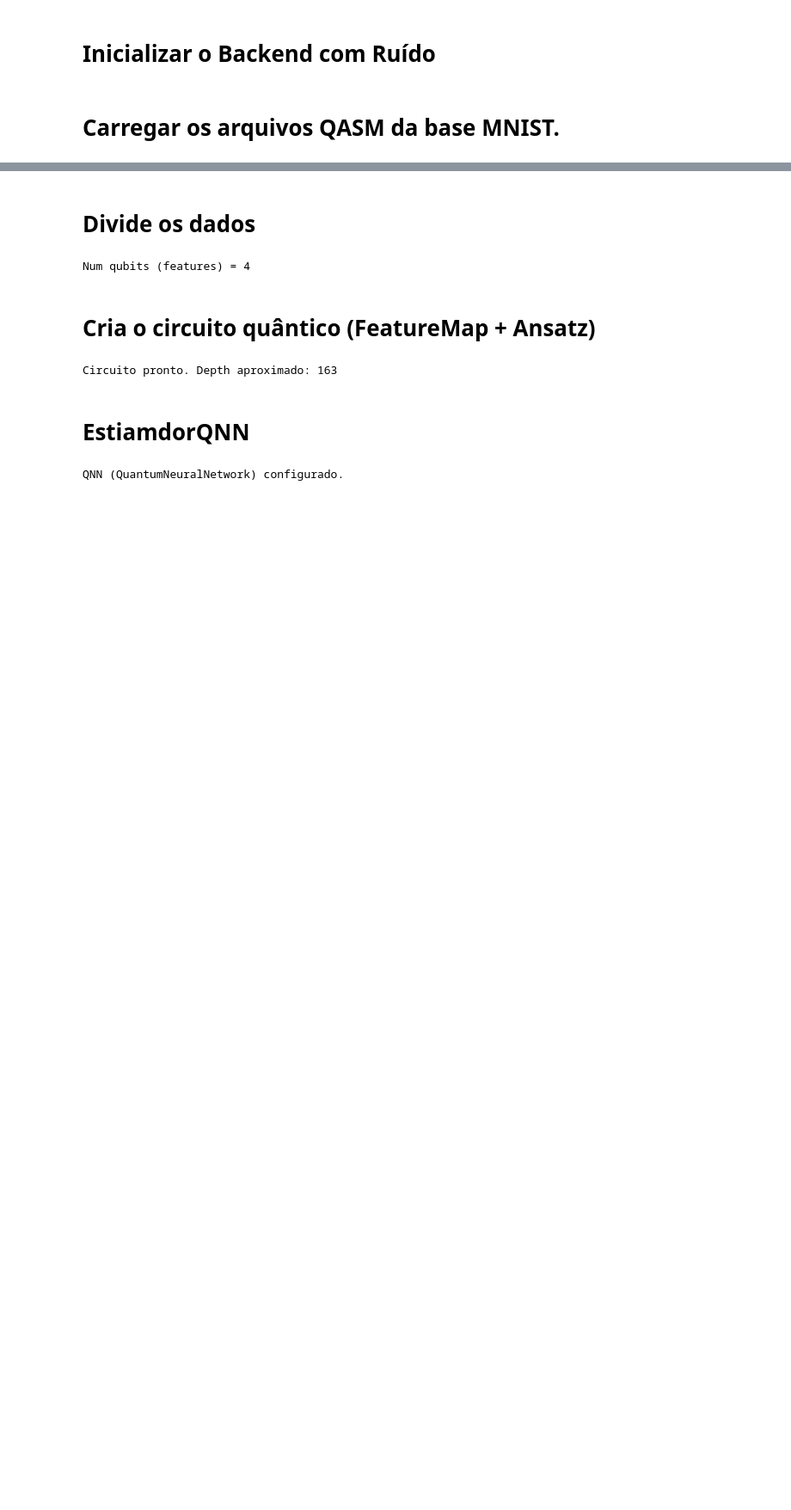
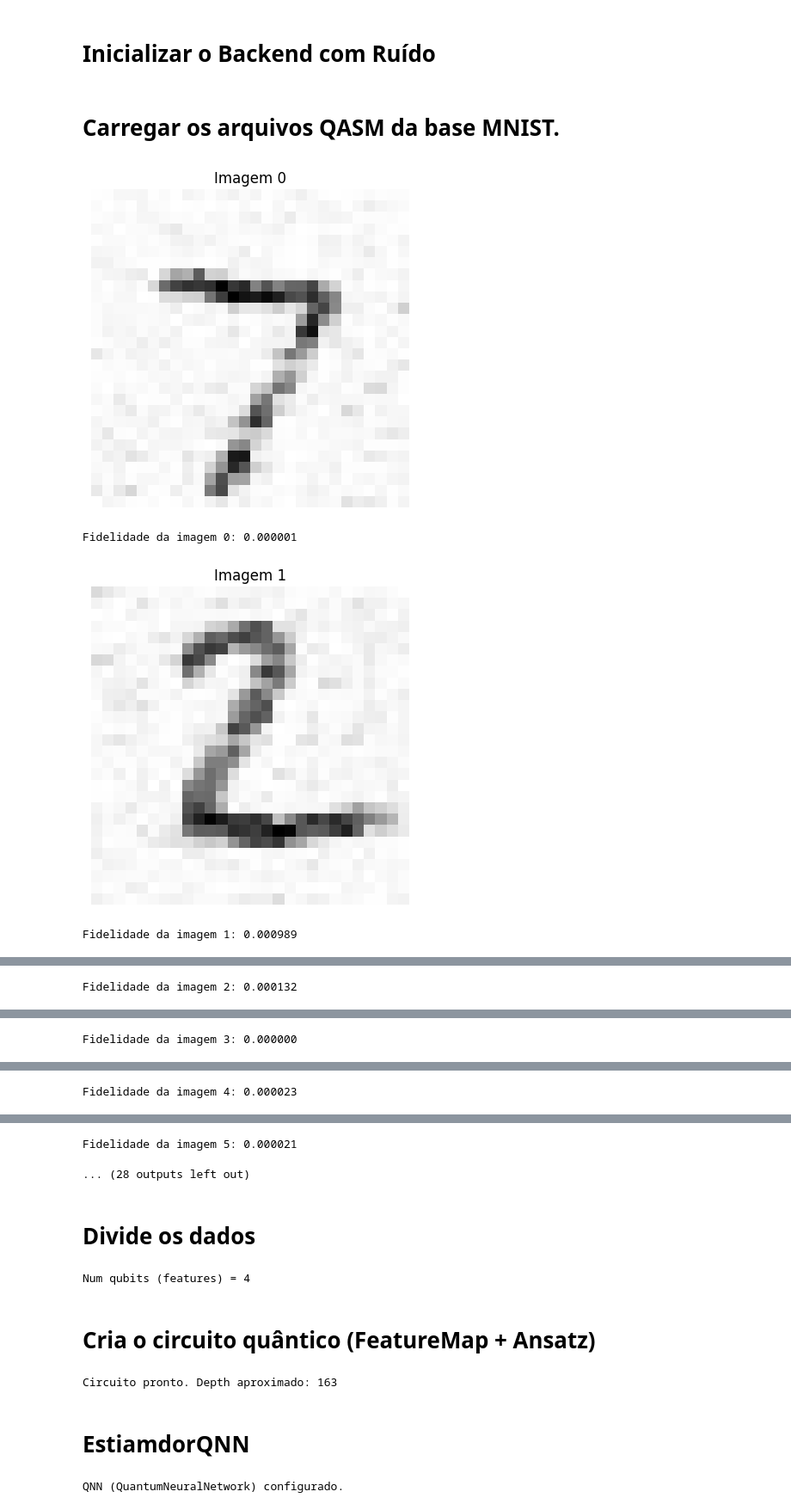
Before and after one commit to AndreySlv/Blind-Quantum-Computing, a Jupyter notebook: Guia-DatasetMNISTQNN.ipynb, the cells around one changed output, grey strips where cells are left out. Shown at 86% size. Cells and saved outputs as stored; diff of their text form; code cells hidden in the pictures; blank space fills up the shorter version.

```diff
--- a/Guia-DatasetMNISTQNN.ipynb
+++ b/Guia-DatasetMNISTQNN.ipynb
@@ -137,27 +189,40 @@ simulator = AerSimulator(noise_model=noise_model, shots=1024)
 # %% [markdown]
 # Carregar os arquivos QASM da base MNIST.
 # %%
+
+from qiskit.quantum_info import state_fidelity, Statevector
 path = "base_test_mnist_784_f90/qasm/"
 
 file_list = sorted(os.listdir(path))[:20]
 states = []
 labels = []
 
 for i, file_name in enumerate(file_list):
     try:
         full_path = os.path.join(path, file_name)
         with open(full_path) as f:
             qasm = f.read()
             qc = QuantumCircuit.from_qasm_str(qasm)
             qc.save_statevector()
             compiled = transpile(qc, simulator)
             job = simulator.run(compiled)
             result = job.result()
             state = result.data(0)['statevector']
-            show_state_figure(state, index=i)
+            state_sv = Statevector(state)#
+            reference_state = np.zeros(state.dim, dtype=complex)#
+            reference_state[0] = 1.0#
+            fidelity = state_fidelity(state_sv, reference_state)#
+            #show_state_figure(state, index=i)
+            show_state_figure(state_sv, index=i, fidelity=fidelity)#
+            print(f"Fidelidade da imagem {i}: {fidelity:.6f}")#
             features = np.abs(state)**2
             features = features[:4]
             states.append(features)
             labels.append(0 if i < 10 else 1)
     except Exception as e:
         print(f"Erro ao processar {file_name}: {str(e)}")
+# %% [output]
+[figure, added]
+Fidelidade da imagem 0: 0.000001
+[figure, added]
+Fidelidade da imagem 1: 0.000989
@@ -163,0 +230 @@ for i, file_name in enumerate(file_list):
+Fidelidade da imagem 2: 0.000132
@@ -163,0 +232 @@ for i, file_name in enumerate(file_list):
+Fidelidade da imagem 3: 0.000000
@@ -163,0 +234 @@ for i, file_name in enumerate(file_list):
+Fidelidade da imagem 4: 0.000023
@@ -164,3 +236,5 @@ for i, file_name in enumerate(file_list):
+Fidelidade da imagem 5: 0.000021
+... (28 outputs left out)
 # %% [markdown]
 # Divide os dados
 # %%
```
Also changed, not shown: parts of 9 cells of this notebook.
